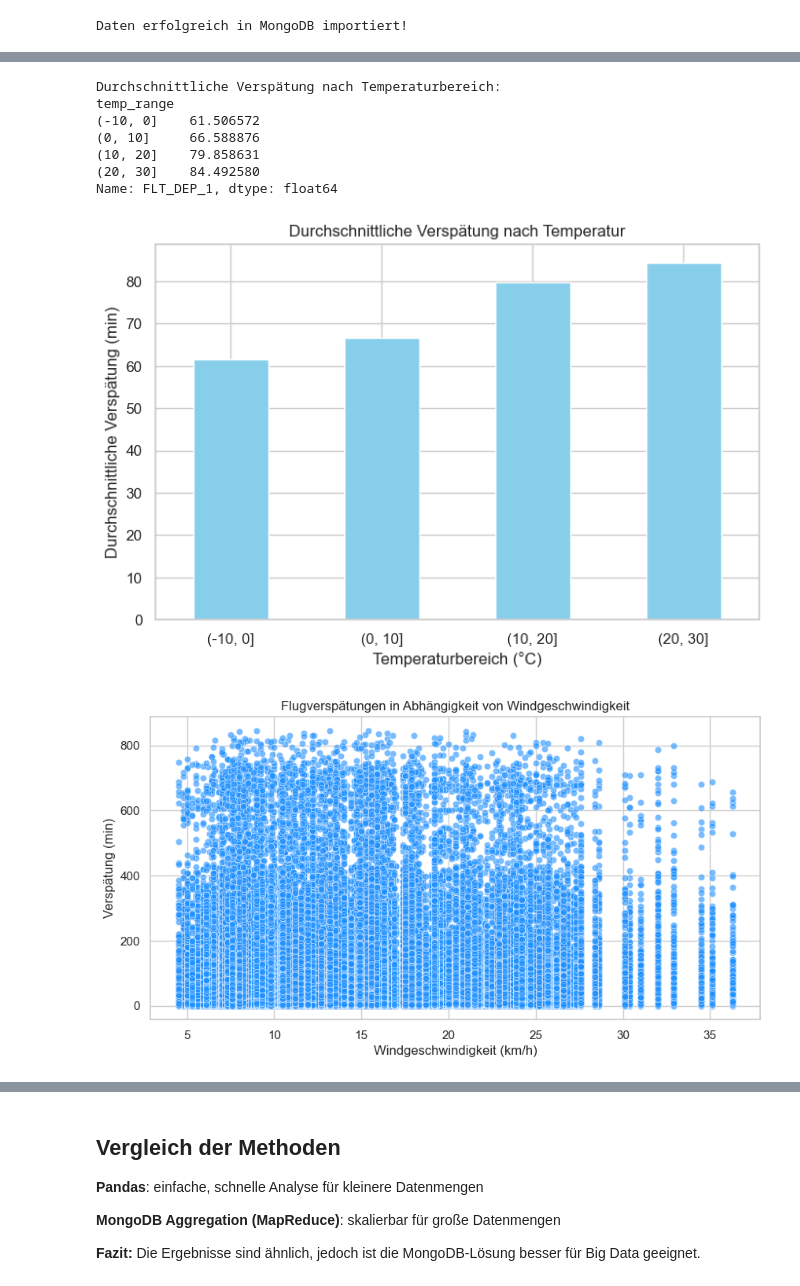
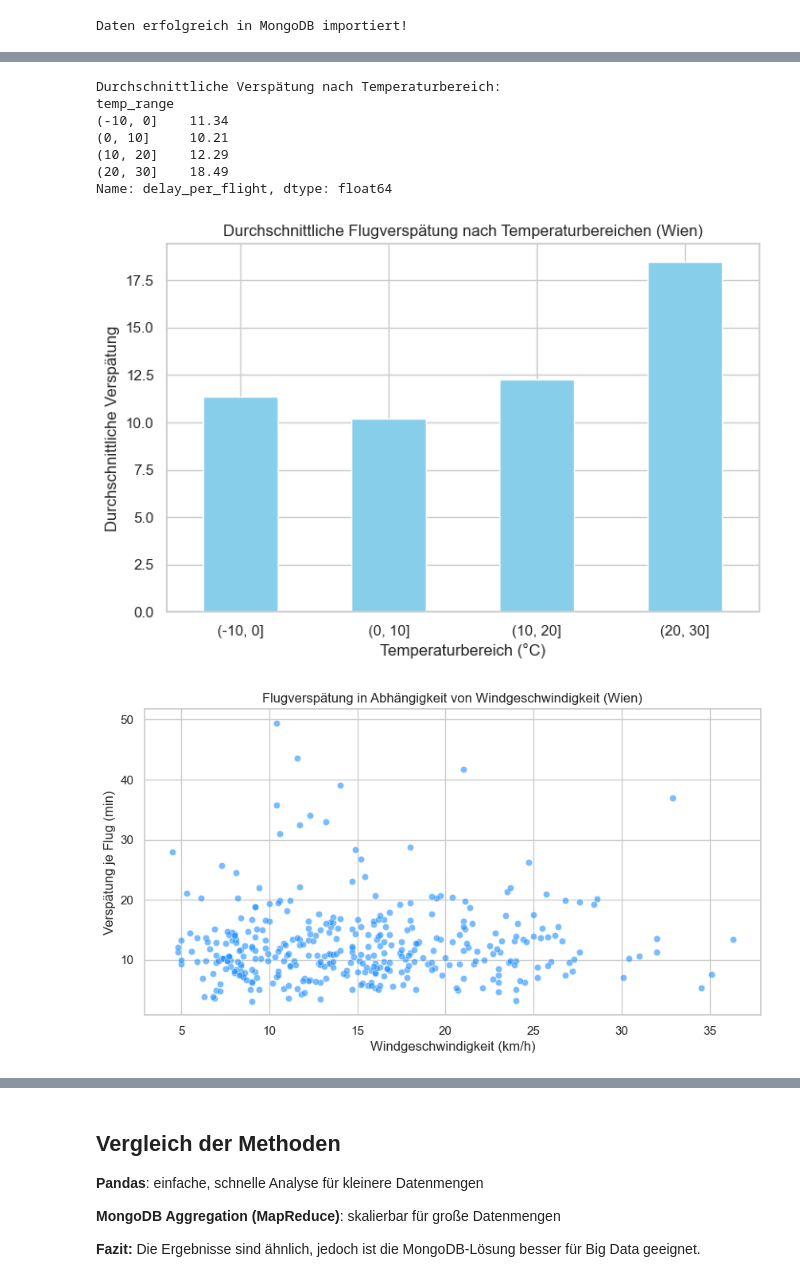
Before and after one commit to wi24b076/BigData-JupyterNotebook, a Jupyter notebook: einfluss-fluege-wetter.ipynb, the cells around one changed output, grey strips where cells are left out. Cells and saved outputs as stored; diff of their text form; code cells hidden in the pictures.

```diff
--- a/einfluss-fluege-wetter.ipynb
+++ b/einfluss-fluege-wetter.ipynb
@@ -127,53 +150,54 @@ Zusammengeführte Daten:
 # %%
-# 7. Analyse: Durchschnittliche Verspätung nach Temperatur
+# 7. Analyse: Durchschnittliche Verspätung nach Temperaturbereichen
 
 # Temperaturbereiche definieren (°C)
 temp_bins = [-10, 0, 10, 20, 30]
 df_merged['temp_range'] = pd.cut(df_merged['tavg'], bins=temp_bins)
 
 # Durchschnittliche Verspätung pro Temperaturbereich berechnen
-avg_delay = df_merged.groupby('temp_range', observed=True)['FLT_DEP_1'].mean()
+avg_delay = df_merged.groupby('temp_range', observed=True)['delay_per_flight'].mean()
 
+# Ausgabe
 print("Durchschnittliche Verspätung nach Temperaturbereich:")
-print(avg_delay)
+print(avg_delay.round(2))
 
-# Visualisierung Balkendiagramm
+# Visualisierung
+avg_delay.plot(kind='bar', figsize=(8,5), color='skyblue')
 
-avg_delay.plot(kind='bar', figsize=(8,5), color='skyblue')
 plt.xlabel("Temperaturbereich (°C)")
-plt.ylabel("Durchschnittliche Verspätung (min)")
-plt.title("Durchschnittliche Verspätung nach Temperatur")
+plt.ylabel("Durchschnittliche Verspätung")
+plt.title("Durchschnittliche Flugverspätung nach Temperaturbereichen (Wien)")
 plt.xticks(rotation=0)
 plt.show()
 # %% [output]
 Durchschnittliche Verspätung nach Temperaturbereich:
 temp_range
-(-10, 0]    61.506572
-(0, 10]     66.588876
-(10, 20]    79.858631
-(20, 30]    84.492580
-Name: FLT_DEP_1, dtype: float64
+(-10, 0]    11.34
+(0, 10]     10.21
+(10, 20]    12.29
+(20, 30]    18.49
+Name: delay_per_flight, dtype: float64
-[figure, old version]
+[figure, new version]
 # %%
-# 8. Analyse: Verspätung vs. Windgeschwindigkeit
+# 8. Analyse: Flugverspätung in Abhängigkeit von Windgeschwindigkeit
 
 # Scatterplot: Verspätung in Abhängigkeit von Windgeschwindigkeit
 plt.figure(figsize=(10,5))
 sns.scatterplot(
     x='wspd',
-    y='FLT_DEP_1',
-    data=df_merged,
+    y='delay_per_flight',
+    data=df_wind,
     color='dodgerblue',
     alpha=0.6
 )
 
 # Achsenbeschriftungen und Titel
 plt.xlabel("Windgeschwindigkeit (km/h)")
-plt.ylabel("Verspätung (min)")
-plt.title("Flugverspätungen in Abhängigkeit von Windgeschwindigkeit")
+plt.ylabel("Verspätung je Flug (min)")
+plt.title("Flugverspätung in Abhängigkeit von Windgeschwindigkeit (Wien)")
 plt.show()
 # %% [output]
-[figure, old version]
+[figure, new version]
 # %%
 # 9. Analyse: Durchschnittliche Verspätung nach Temperatur
 
```
Also changed, not shown: parts of 13 cells of this notebook.
